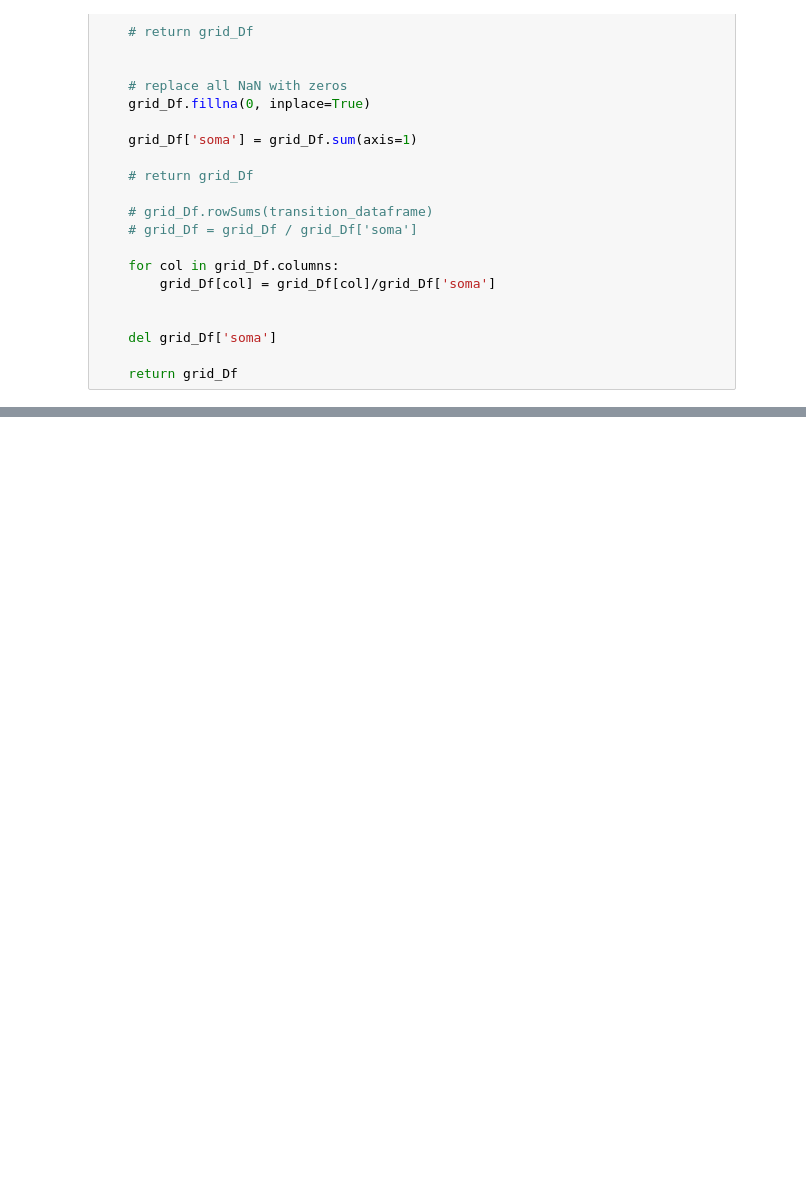
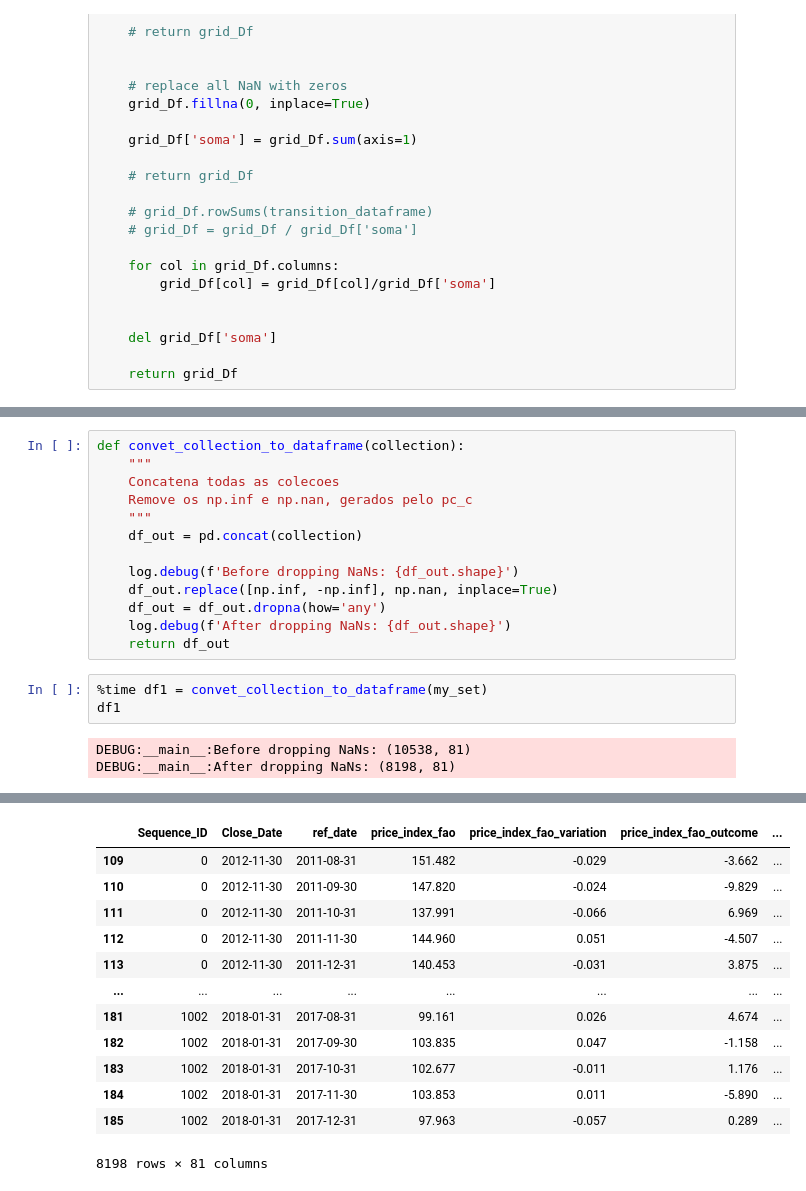
Before and after one commit to fkfouri/vegetable_oil_mkt, a Jupyter notebook: mkt/Vegetable_OIL_Markov.ipynb, the cells around one changed output, grey strips where cells are left out. Saved outputs shown, nothing was run; the diff lists cells and outputs as text; blank space fills up the shorter version.

```diff
--- a/mkt/Vegetable_OIL_Markov.ipynb
+++ b/mkt/Vegetable_OIL_Markov.ipynb
@@ -751,0 +926,19 @@ grid_neg
+# %%
+def convet_collection_to_dataframe(collection):
+    """
+    Concatena todas as colecoes
+    Remove os np.inf e np.nan, gerados pelo pc_c
+    """
+    df_out = pd.concat(collection)
+
+    log.debug(f'Before dropping NaNs: {df_out.shape}')
+    df_out.replace([np.inf, -np.inf], np.nan, inplace=True)
+    df_out = df_out.dropna(how='any')
+    log.debug(f'After dropping NaNs: {df_out.shape}')
+    return df_out
+# %%
+%time df1 = convet_collection_to_dataframe(my_set)
+df1
+# %% [output]
+DEBUG:__main__:Before dropping NaNs: (10538, 81)
+DEBUG:__main__:After dropping NaNs: (8198, 81)
@@ -751,0 +947,13 @@ grid_neg
+|  | Sequence_ID | Close_Date | ref_date | price_index_fao | price_index_fao_variation | price_index_fao_outcome | ... |
+| 109 | 0 | 2012-11-30 | 2011-08-31 | 151.482 | -0.029 | -3.662 | ... |
+| 110 | 0 | 2012-11-30 | 2011-09-30 | 147.820 | -0.024 | -9.829 | ... |
+| 111 | 0 | 2012-11-30 | 2011-10-31 | 137.991 | -0.066 | 6.969 | ... |
+| 112 | 0 | 2012-11-30 | 2011-11-30 | 144.960 | 0.051 | -4.507 | ... |
+| 113 | 0 | 2012-11-30 | 2011-12-31 | 140.453 | -0.031 | 3.875 | ... |
+| ... | ... | ... | ... | ... | ... | ... | ... |
+| 181 | 1002 | 2018-01-31 | 2017-08-31 | 99.161 | 0.026 | 4.674 | ... |
+| 182 | 1002 | 2018-01-31 | 2017-09-30 | 103.835 | 0.047 | -1.158 | ... |
+| 183 | 1002 | 2018-01-31 | 2017-10-31 | 102.677 | -0.011 | 1.176 | ... |
+| 184 | 1002 | 2018-01-31 | 2017-11-30 | 103.853 | 0.011 | -5.890 | ... |
+| 185 | 1002 | 2018-01-31 | 2017-12-31 | 97.963 | -0.057 | 0.289 | ... |
+8198 rows × 81 columns
```
Also changed, not shown: parts of 48 cells of this notebook, 1 other file.
